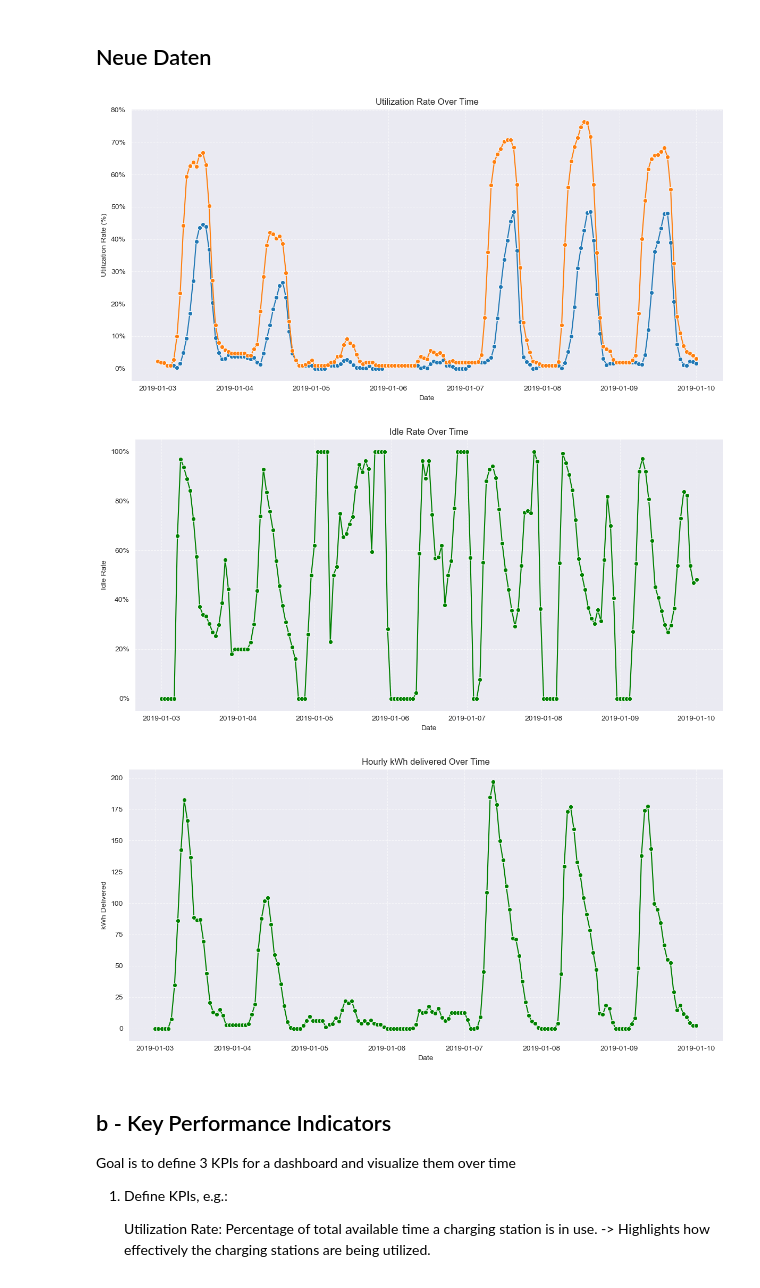
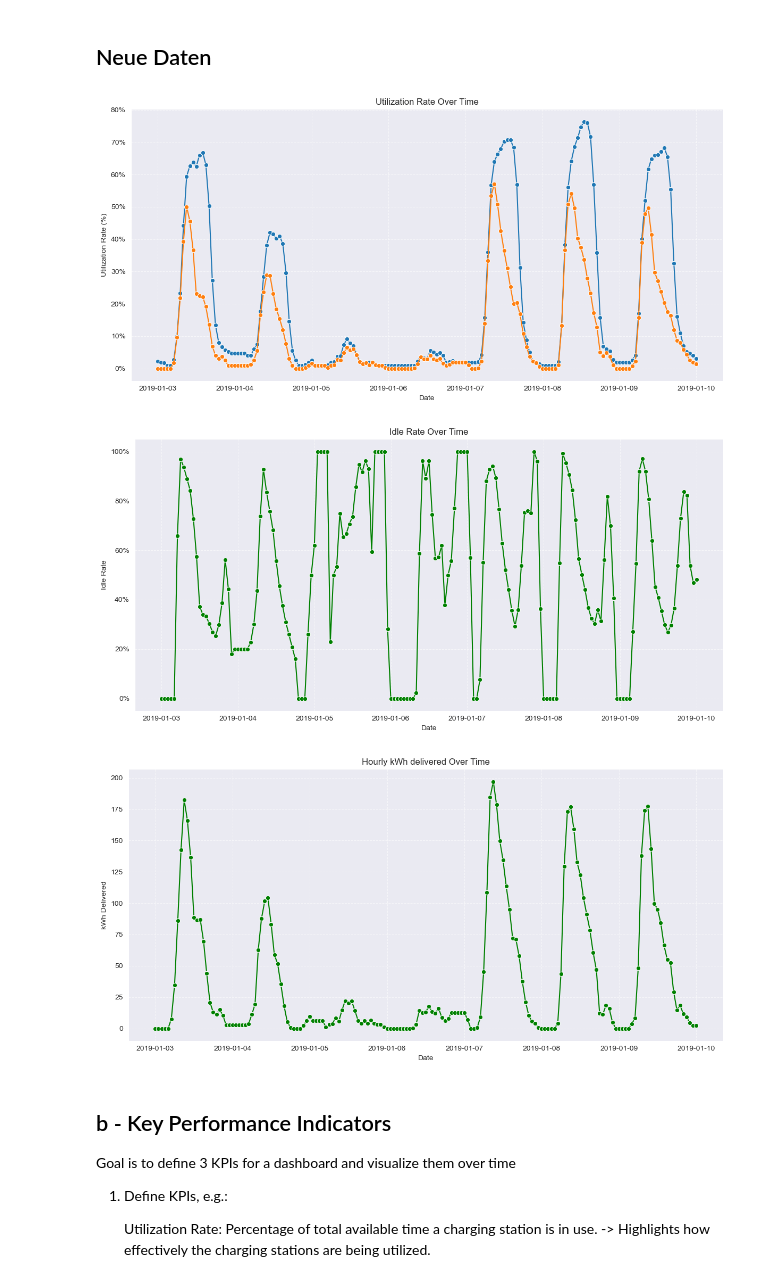
Before and after one commit to pmoll01/AA2024_Groupwork_DynamoData, a Jupyter notebook: Data_desc_analysis.ipynb, the cells around one changed output. Cells and saved outputs as stored; diff of their text form; code cells hidden in the pictures.

Commit message:
Berechnung der blockedRate umgedreht

```diff
--- a/Data_desc_analysis.ipynb
+++ b/Data_desc_analysis.ipynb
@@ -310,7 +310,8 @@ def aggregate_charging_data(df, start_date, end_date):
         out=np.zeros_like(total_hourly_chargingDuration, dtype=float), # wichtig für korrekten Datentyp
         where=np.array(total_hourly_connectionDuration) != 0
     )
-    aggregated_df['blockedRate_total'] = (np.array(total_hourly_connectionDuration) - np.array(total_hourly_chargingDuration)) / total_numberOfSpaces
+    # aggregated_df['blockedRate_total'] = (np.array(total_hourly_connectionDuration) - np.array(total_hourly_chargingDuration)) / total_numberOfSpaces
+    aggregated_df['blockedRate_total'] = np.array(total_hourly_chargingDuration) / total_numberOfSpaces
     return aggregated_df
 
 
@@ -347,36 +348,36 @@ result = aggregate_charging_data(charging_data_cleaned, pd.to_datetime(start_tim
 # Display the result
 
 plt.figure(figsize=(12, 6))
-sns.lineplot(data=result, x='start_hour', y='blockedRate_total', marker='o', color='tab:blue')
-sns.lineplot(data=result, x='start_hour', y='utilizationRate_total', marker='o', color='tab:orange')
+sns.lineplot(data=result, x='start_hour', y='utilizationRate_total', marker='o', color='tab:blue')
+sns.lineplot(data=result, x='start_hour', y='blockedRate_total', marker='o', color='tab:orange')
 plt.title('Utilization Rate Over Time')
 plt.xlabel('Date')
 plt.ylabel('Utilization Rate (%)')
 plt.grid(visible=True, linestyle='--', alpha=0.6)
 plt.gca().yaxis.set_major_formatter(PercentFormatter(1))
 plt.tight_layout()
 plt.show()
 
 plt.figure(figsize=(12, 6))
 sns.lineplot(data=result, x='start_hour', y='idleRate_total', marker='o', color='green')
 plt.title('Idle Rate Over Time')
 plt.xlabel('Date')
 plt.ylabel('Idle Rate')
 plt.grid(visible=True, linestyle='--', alpha=0.6)
 plt.gca().yaxis.set_major_formatter(PercentFormatter(1))
 plt.tight_layout()
 plt.show()
 
 plt.figure(figsize=(12, 6))
 sns.lineplot(data=result, x='start_hour', y='kWhDelivered_total', marker='o', color='green')
 plt.title('Hourly kWh delivered Over Time')
 plt.xlabel('Date')
 plt.ylabel('kWh Delivered')
 plt.grid(visible=True, linestyle='--', alpha=0.6)
 plt.tight_layout()
 plt.show()
 # %% [output]
-[figure, old version]
+[figure, new version]
 [figure]
 [figure]
 # %% [markdown]
```
